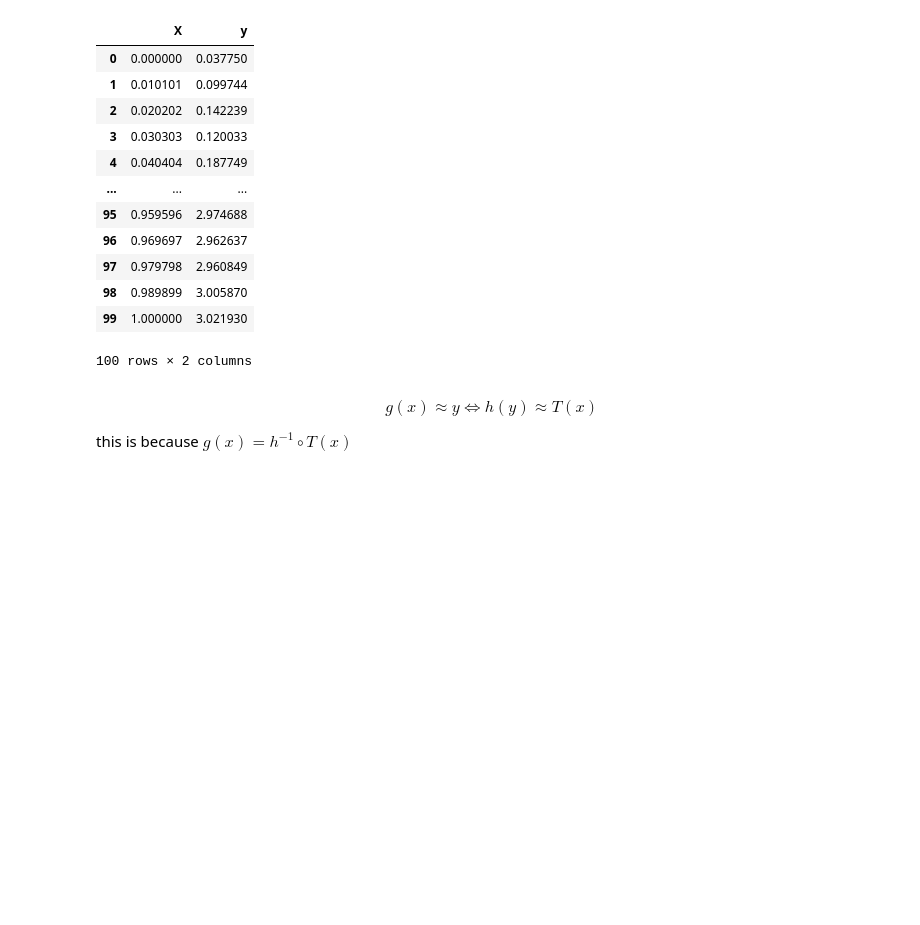
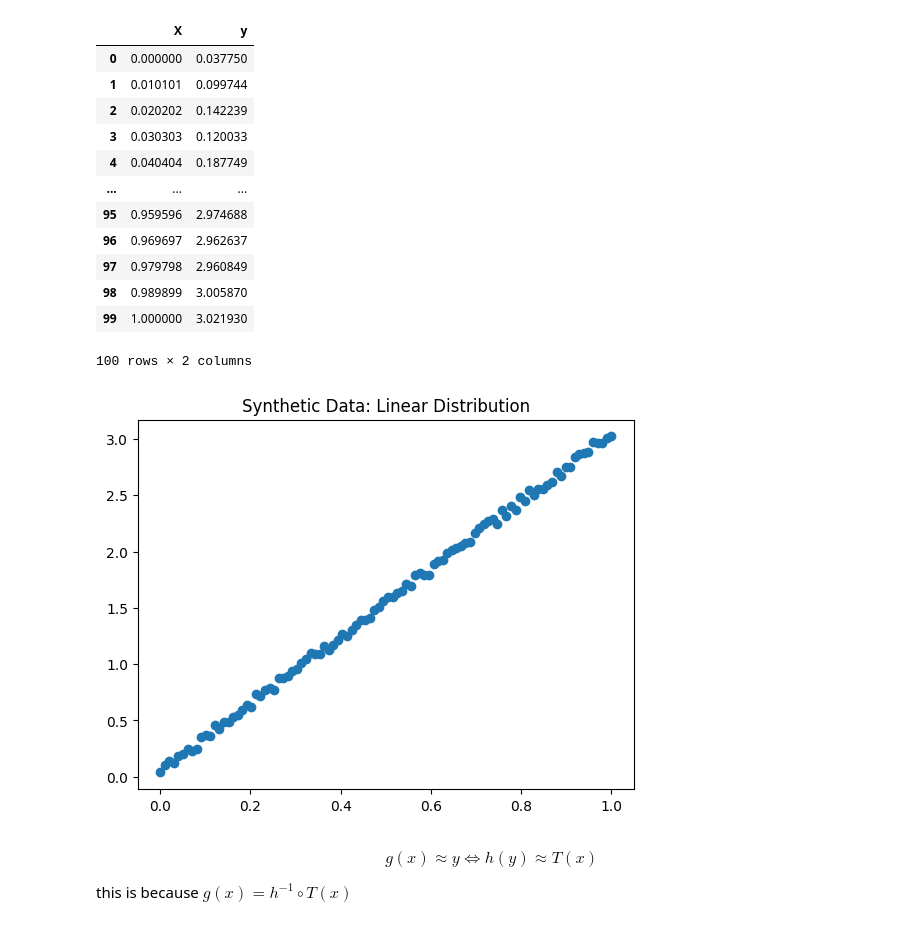
Before and after one commit to kyleosung/Stats_3AT3_Final_Project, a Jupyter notebook: glm_1Var_lin.ipynb, the cells around one changed output. Drawn from its saved outputs; the diff is of its cells as text; code cells hidden in the pictures; blank space fills up the shorter version.

```diff
--- a/glm_1Var_lin.ipynb
+++ b/glm_1Var_lin.ipynb
@@ -38,6 +38,12 @@ y = df["y"].to_numpy()
 
 
 y_transformed = h(y)
+# %%
+plt.scatter(X,y)
+plt.title("Synthetic Data: Linear Distribution")
+plt.show()
+# %% [output]
+[figure, added]
 # %%
 X_train, X_test, y_train, y_test = train_test_split(X, y, test_size=0.2, random_state=0)
 # %% [markdown]
```
Also changed, not shown: 2 other files.
